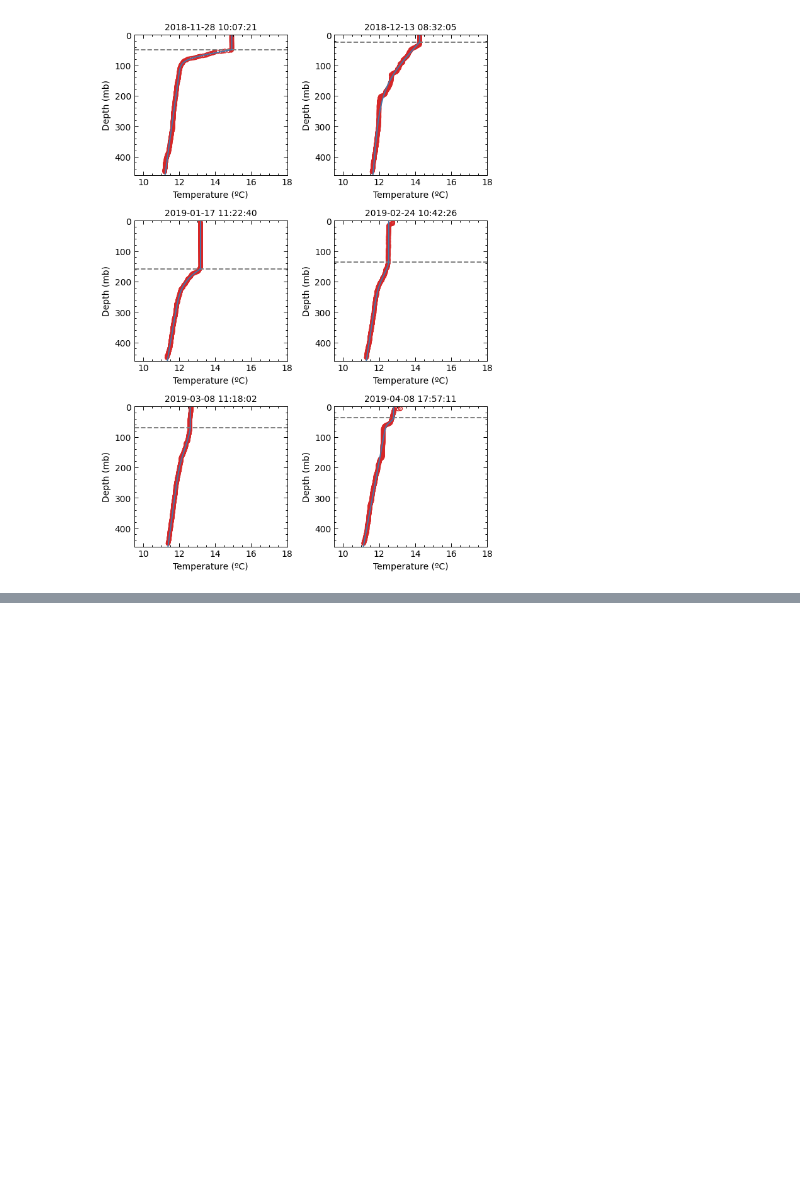
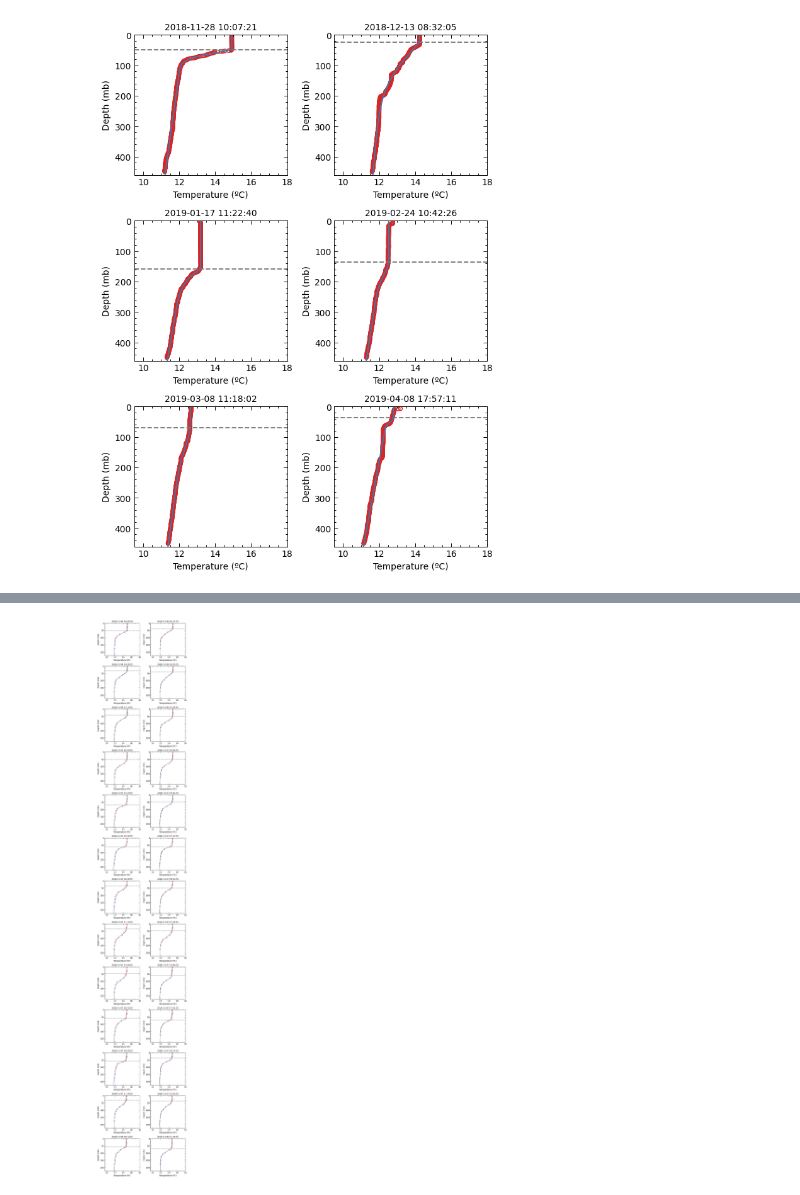
Before and after one commit to manufrn/TFG, a Jupyter notebook: notebooks/Untitled.ipynb, the cells around one changed output, grey strips where cells are left out. Drawn from its saved outputs; the diff is of its cells as text; code cells hidden in the pictures; blank space fills up the shorter version.

```diff
--- a/notebooks/Untitled.ipynb
+++ b/notebooks/Untitled.ipynb
@@ -33,0 +38,4 @@ print(df_fit[['Dates', 'b3']])
+# %%
+plot_multiple_profiles(df_fit, temp, pres, locs)
+# %% [output]
+[figure, added]
```
Also changed, not shown: parts of 16 cells of this notebook, 3 other files.
